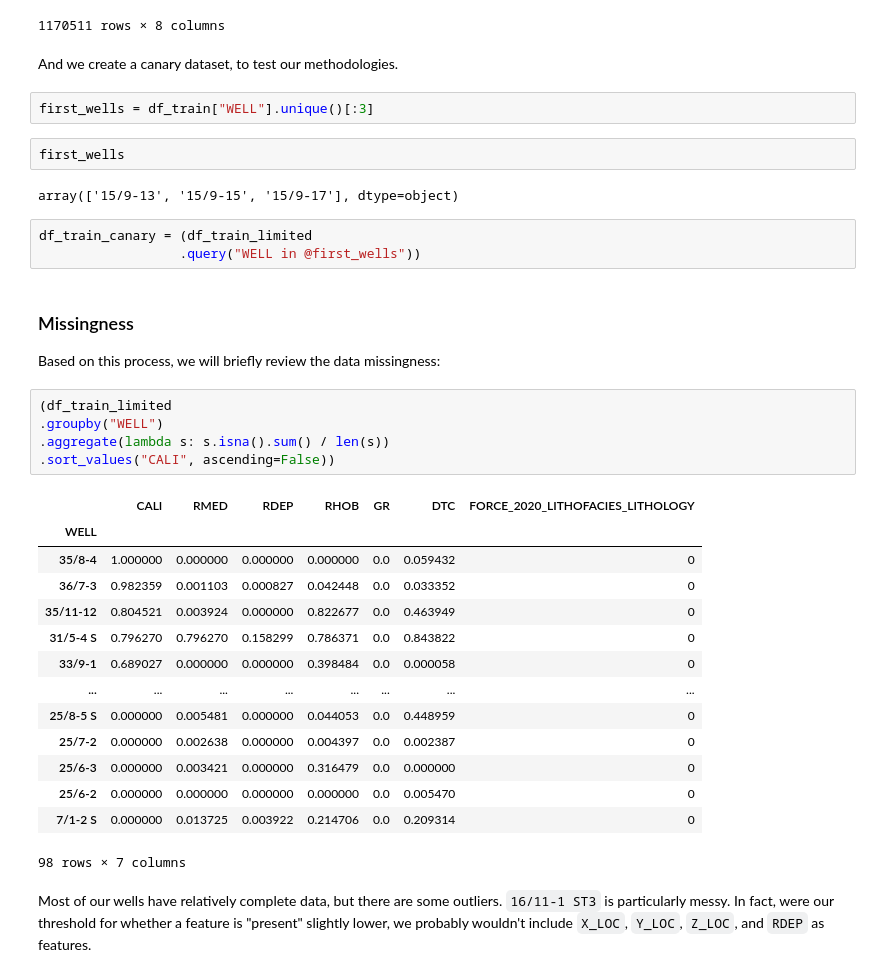
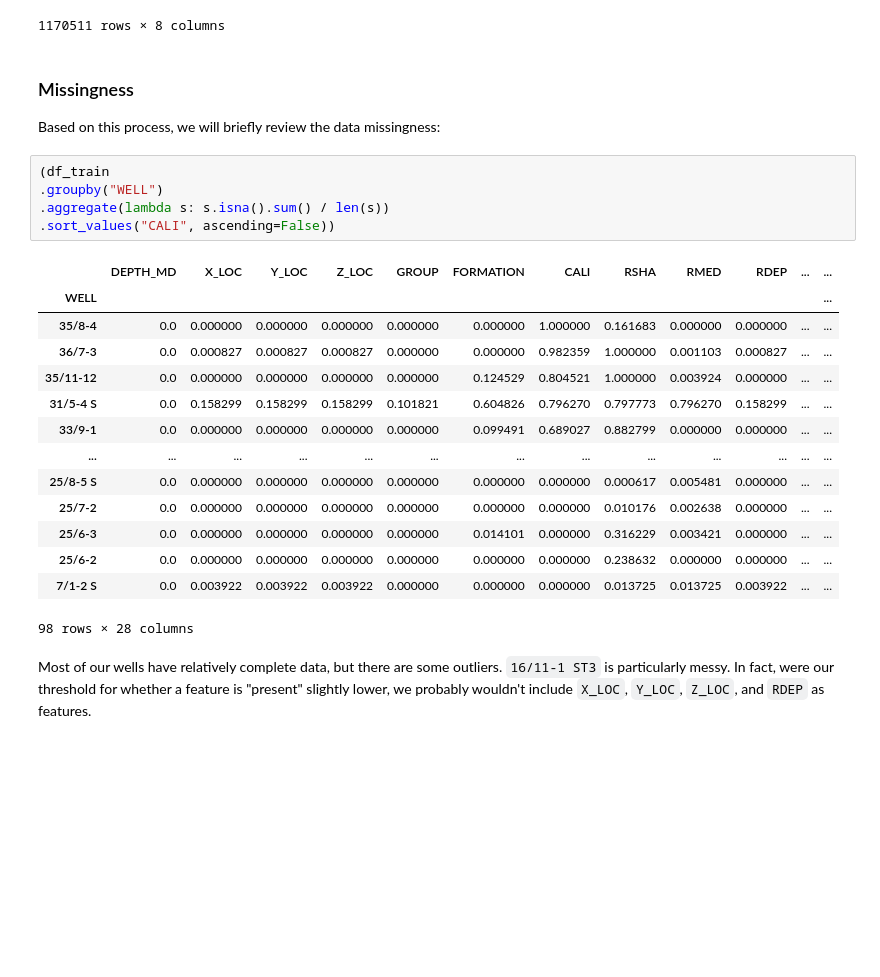
Before and after one commit to goyder/xeek-wel-logs-facies, a Jupyter notebook: notebooks/n-2-first-models.ipynb, the cells around one changed output. Saved outputs shown, nothing was run; the diff lists cells and outputs as text; blank space fills up the shorter version.

```diff
--- a/notebooks/n-2-first-models.ipynb
+++ b/notebooks/n-2-first-models.ipynb
@@ -140,41 +140,30 @@ df_train_limited
 | 1170509 | 8.313779 | NaN | NaN | 2.447539 | 55.784817 | NaN | 65030 | 7/1-2 S |
 | 1170510 | 8.294910 | NaN | NaN | 2.430716 | 48.432129 | NaN | 65030 | 7/1-2 S |
 1170511 rows × 8 columns
-# %% [markdown]
-And we create a canary dataset, to test our methodologies.
-# %%
-first_wells = df_train["WELL"].unique()[:3]
-# %%
-first_wells
-# %% [output]
-array(['15/9-13', '15/9-15', '15/9-17'], dtype=object)
-# %%
-df_train_canary = (df_train_limited
-                  .query("WELL in @first_wells"))
 # %% [markdown]
 ### Missingness
 
 Based on this process, we will briefly review the data missingness:
 # %%
-(df_train_limited
+(df_train
 .groupby("WELL")
 .aggregate(lambda s: s.isna().sum() / len(s))
 .sort_values("CALI", ascending=False))
 # %% [output]
-|  | CALI | RMED | RDEP | RHOB | GR | DTC | FORCE_2020_LITHOFACIES_LITHOLOGY |
-| WELL |  |  |  |  |  |  |  |
-| 35/8-4 | 1.000000 | 0.000000 | 0.000000 | 0.000000 | 0.0 | 0.059432 | 0 |
-| 36/7-3 | 0.982359 | 0.001103 | 0.000827 | 0.042448 | 0.0 | 0.033352 | 0 |
-| 35/11-12 | 0.804521 | 0.003924 | 0.000000 | 0.822677 | 0.0 | 0.463949 | 0 |
-| 31/5-4 S | 0.796270 | 0.796270 | 0.158299 | 0.786371 | 0.0 | 0.843822 | 0 |
-| 33/9-1 | 0.689027 | 0.000000 | 0.000000 | 0.398484 | 0.0 | 0.000058 | 0 |
-| ... | ... | ... | ... | ... | ... | ... | ... |
-| 25/8-5 S | 0.000000 | 0.005481 | 0.000000 | 0.044053 | 0.0 | 0.448959 | 0 |
-| 25/7-2 | 0.000000 | 0.002638 | 0.000000 | 0.004397 | 0.0 | 0.002387 | 0 |
-| 25/6-3 | 0.000000 | 0.003421 | 0.000000 | 0.316479 | 0.0 | 0.000000 | 0 |
-| 25/6-2 | 0.000000 | 0.000000 | 0.000000 | 0.000000 | 0.0 | 0.005470 | 0 |
-| 7/1-2 S | 0.000000 | 0.013725 | 0.003922 | 0.214706 | 0.0 | 0.209314 | 0 |
+|  | DEPTH_MD | X_LOC | Y_LOC | Z_LOC | GROUP | FORMATION | CALI | RSHA | RMED | RDEP | ... | ... |
+| WELL |  |  |  |  |  |  |  |  |  |  |  | ... |
+| 35/8-4 | 0.0 | 0.000000 | 0.000000 | 0.000000 | 0.000000 | 0.000000 | 1.000000 | 0.161683 | 0.000000 | 0.000000 | ... | ... |
+| 36/7-3 | 0.0 | 0.000827 | 0.000827 | 0.000827 | 0.000000 | 0.000000 | 0.982359 | 1.000000 | 0.001103 | 0.000827 | ... | ... |
+| 35/11-12 | 0.0 | 0.000000 | 0.000000 | 0.000000 | 0.000000 | 0.124529 | 0.804521 | 1.000000 | 0.003924 | 0.000000 | ... | ... |
+| 31/5-4 S | 0.0 | 0.158299 | 0.158299 | 0.158299 | 0.101821 | 0.604826 | 0.796270 | 0.797773 | 0.796270 | 0.158299 | ... | ... |
+| 33/9-1 | 0.0 | 0.000000 | 0.000000 | 0.000000 | 0.000000 | 0.099491 | 0.689027 | 0.882799 | 0.000000 | 0.000000 | ... | ... |
+| ... | ... | ... | ... | ... | ... | ... | ... | ... | ... | ... | ... | ... |
+| 25/8-5 S | 0.0 | 0.000000 | 0.000000 | 0.000000 | 0.000000 | 0.000000 | 0.000000 | 0.000617 | 0.005481 | 0.000000 | ... | ... |
+| 25/7-2 | 0.0 | 0.000000 | 0.000000 | 0.000000 | 0.000000 | 0.000000 | 0.000000 | 0.010176 | 0.002638 | 0.000000 | ... | ... |
+| 25/6-3 | 0.0 | 0.000000 | 0.000000 | 0.000000 | 0.000000 | 0.014101 | 0.000000 | 0.316229 | 0.003421 | 0.000000 | ... | ... |
+| 25/6-2 | 0.0 | 0.000000 | 0.000000 | 0.000000 | 0.000000 | 0.000000 | 0.000000 | 0.238632 | 0.000000 | 0.000000 | ... | ... |
+| 7/1-2 S | 0.0 | 0.003922 | 0.003922 | 0.003922 | 0.000000 | 0.000000 | 0.000000 | 0.013725 | 0.013725 | 0.003922 | ... | ... |
-98 rows × 7 columns
+98 rows × 28 columns
 # %% [markdown]
 Most of our wells have relatively complete data, but there are some outliers. `16/11-1 ST3` is particularly messy. In fact, were our threshold for whether a feature is "present" slightly lower, we probably wouldn't include `X_LOC`, `Y_LOC`, `Z_LOC`, and `RDEP` as features.
 # %% [markdown]
```
Also changed, not shown: parts of 24 cells of this notebook, 3 other files.
